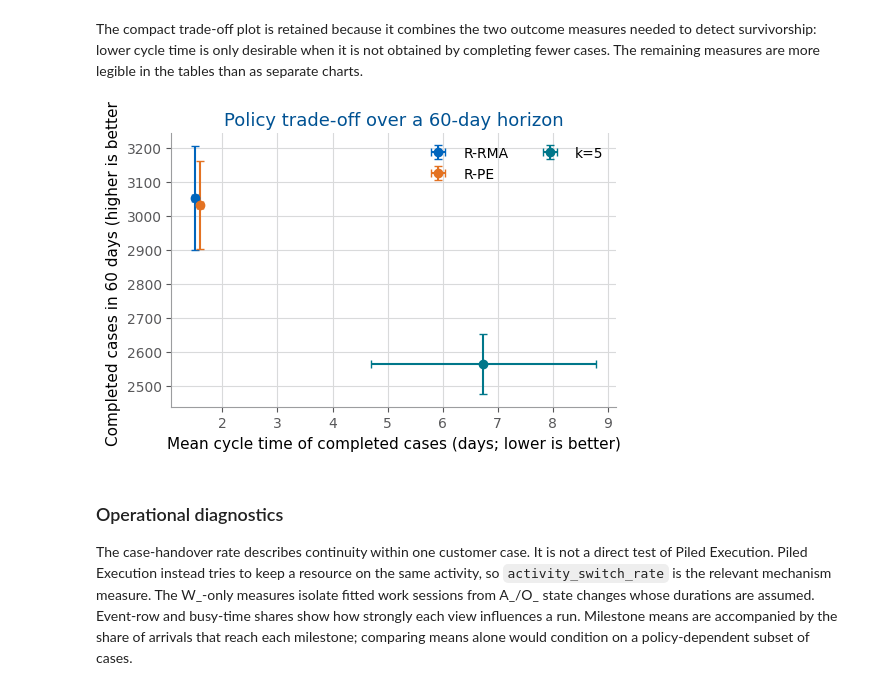
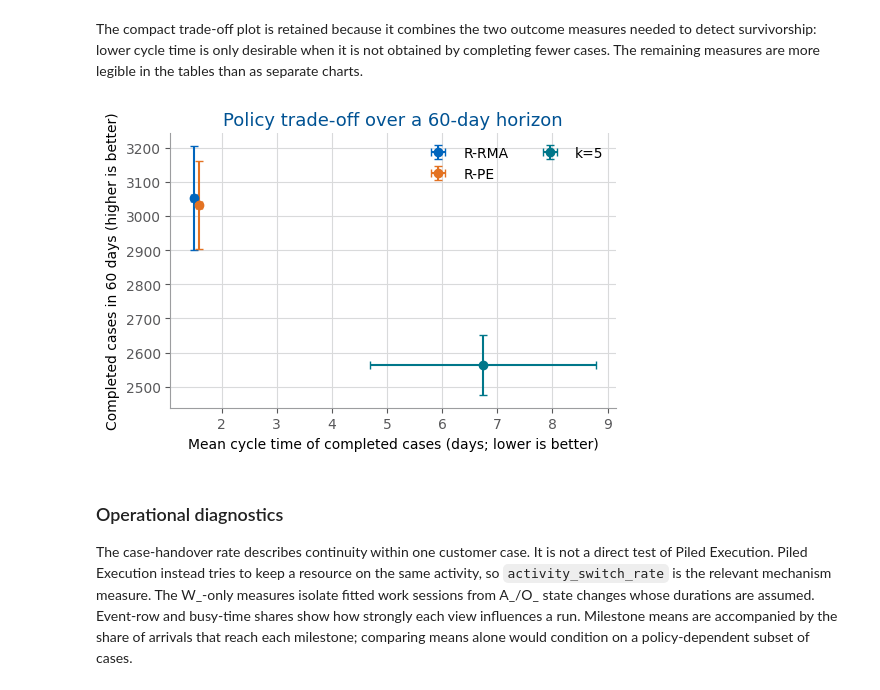
Before and after one commit to ophdn/bpic17-process-mining-group-assignment, a Jupyter notebook: notebooks/04_evaluation_60.ipynb, the cells around one changed output. Saved outputs shown, nothing was run; the diff lists cells and outputs as text; code cells hidden in the pictures.

```diff
--- a/notebooks/04_evaluation_60.ipynb
+++ b/notebooks/04_evaluation_60.ipynb
@@ -453,23 +453,23 @@ The compact trade-off plot is retained because it combines the two outcome measu
 # %%
 fig, ax = plt.subplots(figsize=(5.4, 3.7))
 colors = [TUM_BLUE, TUM_ORANGE, TUM_TEAL]
 for color, policy in zip(colors, POLICIES):
     row = policy_summary.loc[policy]
     ax.errorbar(
         row["cycle_time_days"], row["completed_cases"],
         xerr=row["cycle_time_days_ci95"], yerr=row["completed_cases_ci95"],
         fmt="o", ms=6, capsize=3, color=color, label=POLICY_LABELS[policy],
     )
-ax.set_xlabel("Mean cycle time of completed cases (days; lower is better)", fontsize=11)
-ax.set_ylabel(f"Completed cases in {HORIZON_DAYS} days (higher is better)", fontsize=11)
+ax.set_xlabel("Mean cycle time of completed cases (days; lower is better)", fontsize=10)
+ax.set_ylabel(f"Completed cases in {HORIZON_DAYS} days (higher is better)", fontsize=10)
 ax.set_title(f"Policy trade-off over a {HORIZON_DAYS}-day horizon", fontsize=13)
 ax.tick_params(labelsize=10)
 ax.legend(ncol=2, fontsize=10)
 fig.tight_layout()
 save_figure(fig, "04_60_policy_tradeoff")
 plt.show()
 # %% [output]
-[figure, old version]
+[figure, new version]
 # %% [markdown]
 ### Operational diagnostics
 
```
